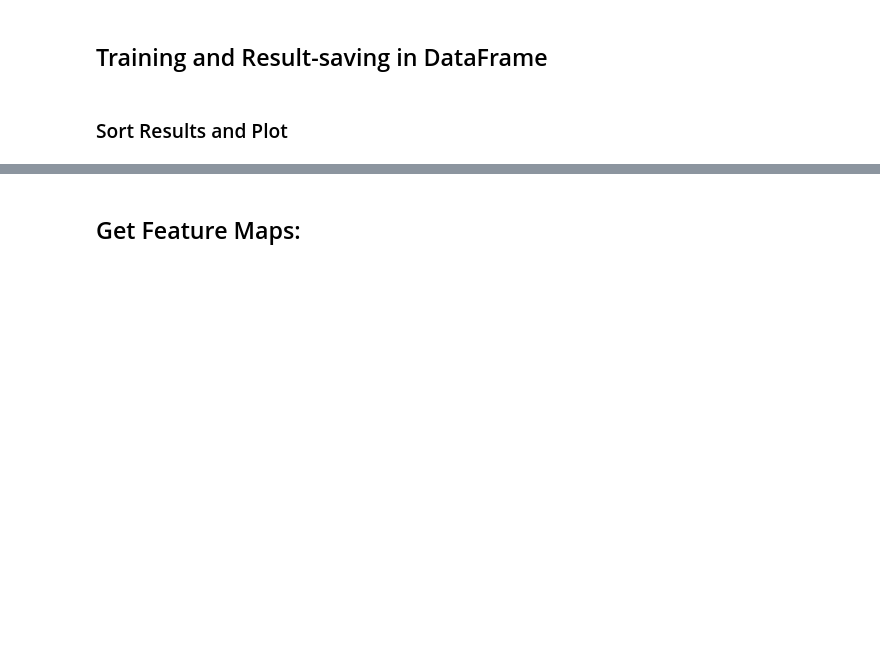
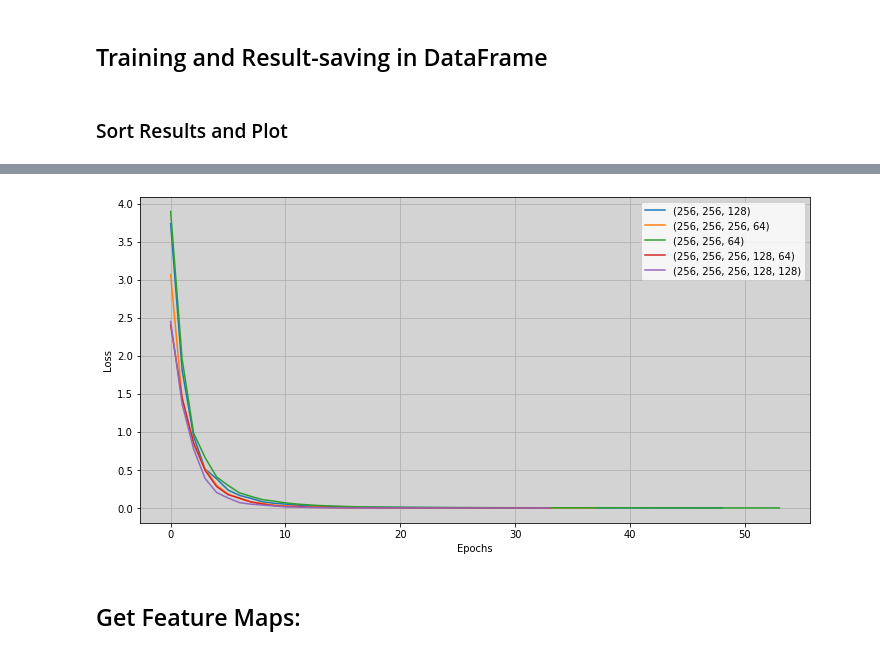
Before and after one commit to TobiasHierlmeier/Visualization-of-NNs, a Jupyter notebook: MLP_Playground.ipynb, the cells around one changed output, grey strips where cells are left out. Cells and saved outputs as stored; diff of their text form; code cells hidden in the pictures; blank space fills up the shorter version.

```diff
--- a/MLP_Playground.ipynb
+++ b/MLP_Playground.ipynb
@@ -76,11 +94,15 @@ ax.legend(loc='best', bbox_to_anchor=(1, 1));
 # %%
 fig, ax = plt.subplots(figsize=(12,6))
 
 for i in range(len(results)//4):
     loss_curve = results['Model'].iloc[i].loss_curve_
     ax.plot(loss_curve, label=results['Model'].iloc[i].hidden_layer_sizes)
-    ax.set(ylabel='Loss', xlabel='Epochs')
-ax.legend()
+ax.set(ylabel='Loss', xlabel='Epochs')
+ax.legend();
+ax.grid()
+ax.set_facecolor('lightgrey')
+# %% [output]
+[figure, added]
 # %% [markdown]
 ## Get Feature Maps:
 # %% [markdown]
```
Also changed, not shown: parts of 11 cells of this notebook.
